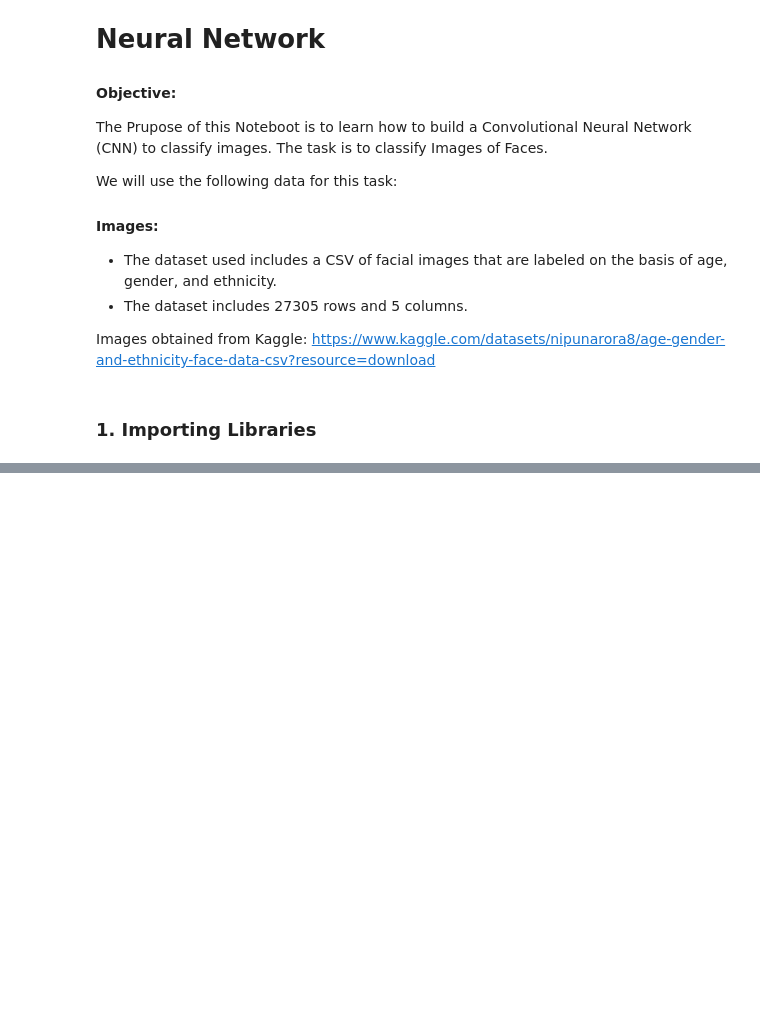
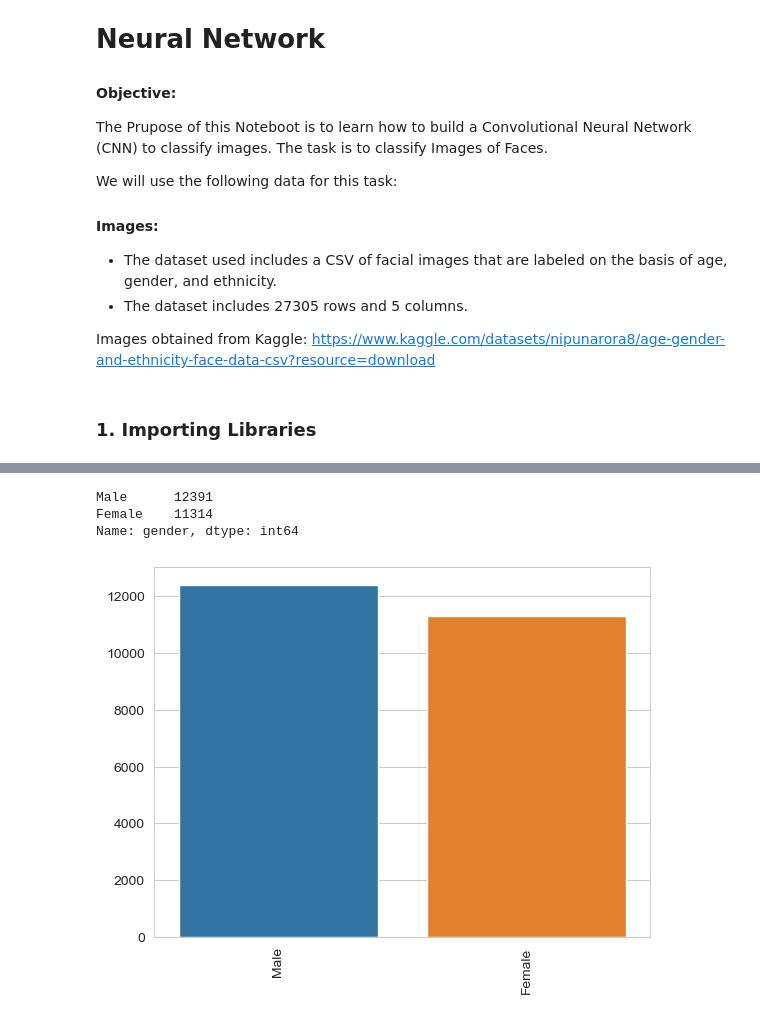
Before and after one commit to SimonB97/img-classification, a Jupyter notebook: src/01_image_classification.ipynb, the cells around one changed output, grey strips where cells are left out. Cells and saved outputs as stored; diff of their text form; code cells hidden in the pictures; blank space fills up the shorter version.

```diff
--- a/src/01_image_classification.ipynb
+++ b/src/01_image_classification.ipynb
@@ -29,0 +105,16 @@ path = Path('')
+# %%
+# check the distribution of gender
+gender_dist = df['gender'].value_counts().rename(index={0:'Male',1:'Female'})
+
+# plot the distribution
+sns.barplot(x=gender_dist.index, y=gender_dist.values)
+# set x-labels to rotate the label to 90 degree so that it will be more readable
+plt.xticks(rotation=90)
+
+# values for comparison
+gender_dist
+# %% [output]
+Male      12391
+Female    11314
+Name: gender, dtype: int64
+[figure, added]
```
Also changed, not shown: parts of 14 cells of this notebook, 1 other file.
